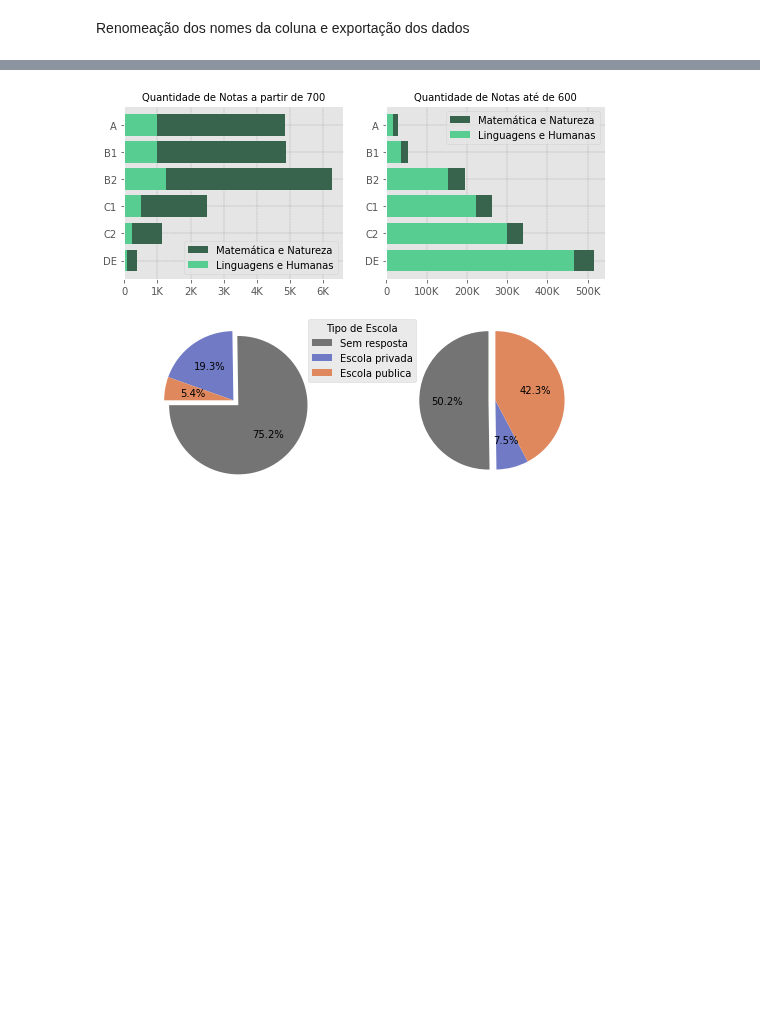
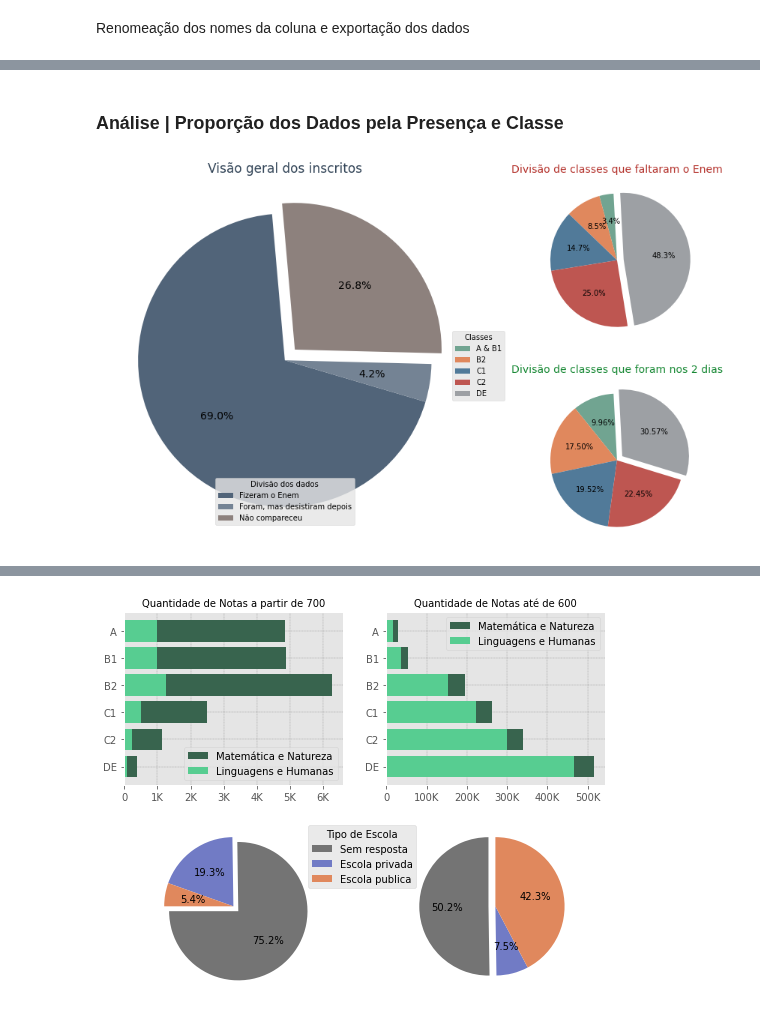
Before and after one commit to gabrielluizone/DS-Integrador-One, a Jupyter notebook: integrador-one.ipynb, the cells around one changed output, grey strips where cells are left out. Drawn from its saved outputs; the diff is of its cells as text; code cells hidden in the pictures; blank space fills up the shorter version.

```diff
--- a/integrador-one.ipynb
+++ b/integrador-one.ipynb
@@ -818,37 +847,42 @@ ft
+# %% [markdown]
+### Análise | Proporção dos Dados pela Presença e Classe
 # %%
 # Criação da figura, cores e definição da sua grade do layout
 fig = plt.figure(figsize=(15,9))
 specs = gridspec.GridSpec( nrows=2, ncols=3, figure=fig)
-colors = ['#516479','#748394','#8D817D']
+palete1 = ['#516479','#748394','#8D817D']
+palete2 = ['#71A491', '#E0885D', '#517A99', '#BE5651', '#9DA0A4']
 
 ax1 = fig.add_subplot( specs[ : , 0:2 ] )
 ax2 = fig.add_subplot( specs[ 0 , 2 ] )
 ax3 = fig.add_subplot( specs[ 1 , 2 ] )
 
-# Criação das variaveis contendo os respectivos dados para a visualização e a criação da figura e sua localização de grade
-faltou_tudo = df.loc[ (df["NOTA_LINGUAGENS"].isna()) & (df["NOTA_HUMANAS"].isna()) & (df["NOTA_MATEMATICA"].isna()) & (df["NOTA_NATUREZA"].isna()), ["NOTA_LINGUAGENS", "NOTA_HUMANAS", "NOTA_MATEMATICA", "NOTA_NATUREZA"] ].shape[0]
-faltou_parcial = df.dropna(how="all", subset=["NOTA_LINGUAGENS", "NOTA_HUMANAS", "NOTA_MATEMATICA", "NOTA_NATUREZA"]).shape[0] - df.dropna(how="any", subset=["NOTA_LINGUAGENS", "NOTA_HUMANAS", "NOTA_MATEMATICA", "NOTA_NATUREZA"]).shape[0]
-completou = df.dropna(how="any", subset=["NOTA_LINGUAGENS", "NOTA_HUMANAS", "NOTA_MATEMATICA", "NOTA_NATUREZA"]).shape[0]
-
-ax1.pie([completou, faltou_parcial, faltou_tudo], startangle=95, explode=[0, 0, 0.1], autopct='%.1f%%', colors=colors, textprops={'fontsize': 14});
-ax1.legend(['Fizeram o Enem', 'Foram, mas desistiram depois', 'Não compareceu'], title = 'Divisão dos dados', bbox_to_anchor=(0.7,0.19))
+# Primeira figura, criação das variaveis para a visualização conforma os critérios de presença
+faltou_tudo = df.loc[ ( df["NOTA_LINGUAGENS"].isna()) & (df["NOTA_HUMANAS"].isna()) & (df["NOTA_MATEMATICA"].isna()) & (df["NOTA_NATUREZA"].isna()), ["NOTA_LINGUAGENS", "NOTA_HUMANAS", "NOTA_MATEMATICA", "NOTA_NATUREZA"] ].shape[0]
+faltou_parcial = df.dropna( how="all", subset=["NOTA_LINGUAGENS", "NOTA_HUMANAS", "NOTA_MATEMATICA", "NOTA_NATUREZA"]).shape[0] - df.dropna(how="any", subset=["NOTA_LINGUAGENS", "NOTA_HUMANAS", "NOTA_MATEMATICA", "NOTA_NATUREZA"]).shape[0]
+completou = df.dropna( how="any", subset=["NOTA_LINGUAGENS", "NOTA_HUMANAS", "NOTA_MATEMATICA", "NOTA_NATUREZA"]).shape[0]
+ax1.pie([completou, faltou_parcial, faltou_tudo], startangle=95, explode=[0, 0, 0.1], autopct='%.1f%%', colors=palete1, textprops={'fontsize': 14});
 ax1.set_title('Visão geral dos inscritos', fontdict={'fontsize': 17}, color='#324457')
 
+# Segudna figura, classes que faltaram e sua proporção nos dados
 q2 = df.loc[ (df["NOTA_LINGUAGENS"].isna()) & (df["NOTA_HUMANAS"].isna()) & (df["NOTA_MATEMATICA"].isna()) & (df["NOTA_NATUREZA"].isna()), ['INSCRITO', 'CLASSE'] ].groupby('CLASSE').count().reset_index()
 q2.loc[ 0 , 'INSCRITO'] = q2.loc[0,'INSCRITO'] + q2.loc[1,'INSCRITO']
 q2.loc[ 0 , 'CLASSE'] = 'A & B1'
 q2 = q2.drop(axis=1, index=1)
-ax2.pie(q2['INSCRITO'], startangle=93, autopct='%.1f%%', explode=[0,0,0,0,0.1], colors=['#71A491', '#E0885D', '#517A99', '#BE5651', '#9DA0A4']); #, pctdistance=0.85
-ax2.legend(['A & B1', 'B2', 'C1', 'C2', 'DE'], bbox_to_anchor=(-0.15,0.1), title = 'Classes')
+ax2.pie(q2['INSCRITO'], startangle=93, autopct='%.1f%%', explode=[0,0,0,0,0.1], colors=palete2); #, pctdistance=0.85
 ax2.set_title('Divisão de classes que faltaram o Enem', fontdict={'fontsize': 14}, color='#B4322C');
-#ax2.axis('equal')
 
+# Terceiura figura, classes que foram e sua proporção nos dados
 q3 = df.loc[ (df["NOTA_LINGUAGENS"].notna()) & (df["NOTA_HUMANAS"].notna()) & (df["NOTA_MATEMATICA"].notna()) & (df["NOTA_NATUREZA"].notna()), ['INSCRITO', 'CLASSE'] ].groupby('CLASSE').count().reset_index()
 q3.loc[ 0 , 'INSCRITO'] = q3.loc[0,'INSCRITO'] + q3.loc[1,'INSCRITO']
 q3.loc[ 0 , 'CLASSE'] = 'A & B1'
 q3 = q3.drop(axis=1, index=1)
-ax3.pie(q3['INSCRITO'], startangle=93, autopct='%.2f%%', explode=[0,0,0,0,0.1], colors=['#71A491', '#E0885D', '#517A99', '#BE5651', '#9DA0A4']);
+ax3.pie(q3['INSCRITO'], startangle=93, autopct='%.2f%%', explode=[0,0,0,0,0.1], colors=palete2);
 ax3.set_title('Divisão de classes que foram nos 2 dias', fontdict={'fontsize': 14}, color='#188935');
 
-# Salvamento da figura
+# Legenda para o endendimento e exportação do dashboard
+ax1.legend(['Fizeram o Enem', 'Foram, mas desistiram depois', 'Não compareceu'], title = 'Divisão dos dados', bbox_to_anchor=(0.7,0.19))
+ax2.legend(['A & B1', 'B2', 'C1', 'C2', 'DE'], title = 'Classes', bbox_to_anchor=(-0.15,0.1))
 fig.savefig('integrador01.png', format='png', dpi=125)
+# %% [output]
+[figure, added]
```
Also changed, not shown: parts of 25 cells of this notebook.
